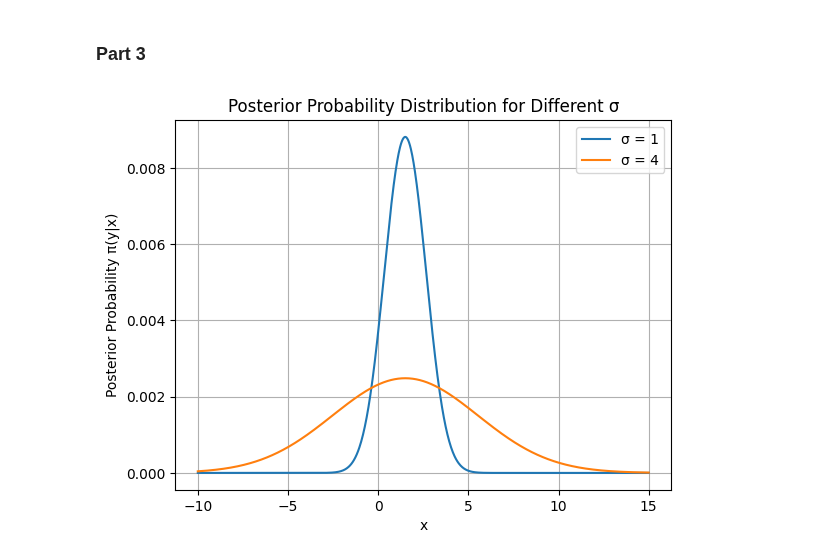
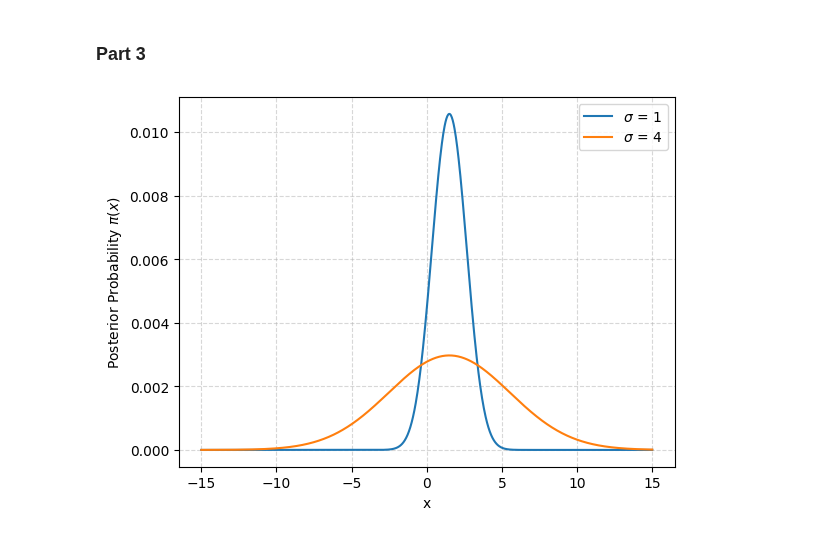
Before and after one commit to Mani0237/Prelims, a Jupyter notebook: 2017/summer/Q4_sachin.ipynb, the cells around one changed output. Drawn from its saved outputs; the diff is of its cells as text; code cells hidden in the pictures.

```diff
--- a/2017/summer/Q4_sachin.ipynb
+++ b/2017/summer/Q4_sachin.ipynb
@@ -36,34 +36,29 @@ pi(x=1|y=1)=  0.17603266338214976
 # %% [markdown]
 ### Part 3
 # %%
-import numpy as np
-import matplotlib.pyplot as plt
-from scipy.stats import norm
+# defining input parameters
+pi_y = np.array([0.5,0.5])
+mu_x = np.array([1, 2])
+sigma_values = [1,4]
+x_values = np.linspace(-15, 15, 1000)
 
-# Parameters
-pi_y = np.array([0.5, 0.5])  # probability distribution of y
-mu_x = np.array([1, 2])       # mean of x given y
-sigma_values = [1, 4]         # standard deviation values for x given y
-x_values = np.linspace(-10, 15, 1000)  # range of x values for plotting
-
-# Compute posterior probability distribution for each sigma value
+# computing posterior probability distribution
 for sigma in sigma_values:
     posterior = np.zeros_like(x_values)
     for y, pi_y_value in enumerate(pi_y):
-        likelihood = norm.pdf(x_values, mu_x[y], sigma)
+        likelihood = norm.pdf(x_values, mu_x[y],sigma)
         posterior += pi_y_value * likelihood
 
-    # Normalize the posterior
-    posterior /= np.sum(posterior)
+    # normalizing the posterior
+    posterior = posterior/np.sum(posterior)
 
-    # Plot the posterior probability distribution
-    plt.plot(x_values, posterior, label=f'σ = {sigma}')
+    # plotting the posterior probability distribution
+    plt.plot(x_values, posterior, label=f'$\sigma$ = {sigma}')
 
 plt.xlabel('x')
-plt.ylabel('Posterior Probability π(y|x)')
-plt.title('Posterior Probability Distribution for Different σ')
+plt.ylabel('Posterior Probability $\pi(x)$')
 plt.legend()
-plt.grid(True)
+plt.grid(True,linestyle='--', alpha = 0.5)
 plt.show()
 # %% [output]
-[figure, old version]
+[figure, new version]
```
Also changed, not shown: parts of 1 cell of this notebook, 2 other files.
